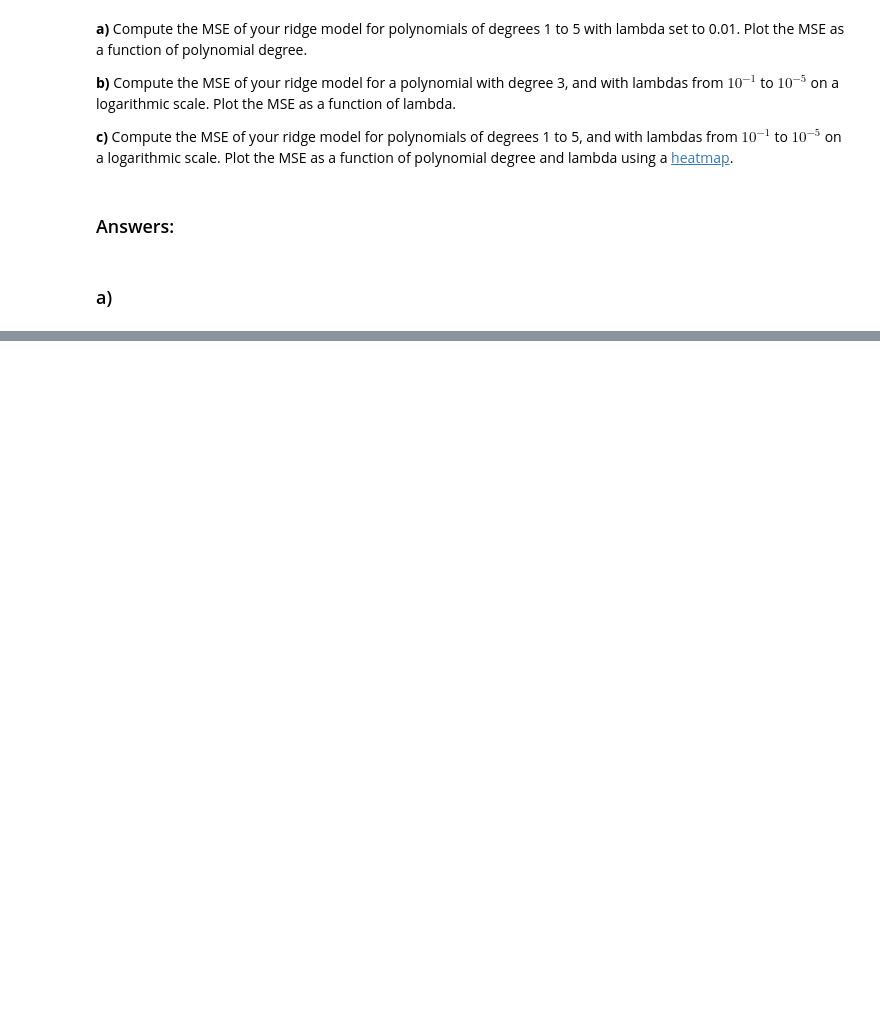
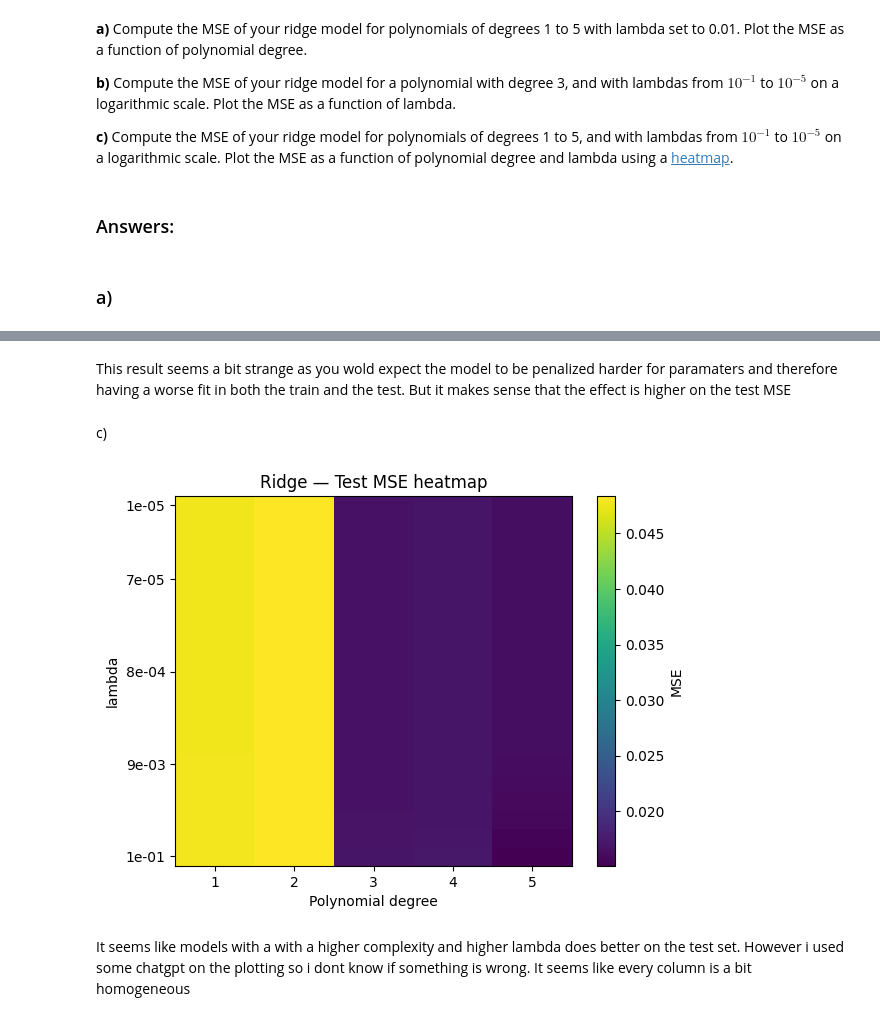
Before and after one commit to Bror1n/FYS-STK3155, a Jupyter notebook: doc/LectureNotes/exercisesweek36.ipynb, the cells around one changed output, grey strips where cells are left out. Saved outputs shown, nothing was run; the diff lists cells and outputs as text; code cells hidden in the pictures; blank space fills up the shorter version.

```diff
--- a/doc/LectureNotes/exercisesweek36.ipynb
+++ b/doc/LectureNotes/exercisesweek36.ipynb
@@ -232,0 +276,44 @@ for pol in range(1,6):
+# %% [markdown]
+This result seems a bit strange as you wold expect the model to be penalized harder for paramaters and therefore having a worse fit in both the train and the test. But it makes sense that the effect is higher on the test MSE
+# %% [markdown]
+c)
+# %%
+degrees = range(1, 6)
+lambdas = np.logspace(-1, -5, 20)
+
+idx = np.arange(len(y))
+idx_tr, idx_te = train_test_split(idx, test_size=0.2, random_state=42)
+
+mse_grid = np.zeros((len(lambdas), len(degrees)))
+
+for j, p in enumerate(degrees):
+    X = polynomial_features(x, p)
+    X_train, X_test = X[idx_tr], X[idx_te]
+    y_train, y_test = y[idx_tr], y[idx_te]
+
+    scaler = StandardScaler()
+    X_train_s = scaler.fit_transform(X_train)
+    X_test_s = scaler.transform(X_test)
+
+    y_offset = np.mean(y_train)
+    y_train_c = y_train - y_offset
+
+    for i, lambda_ in enumerate(lambdas):
+        beta = Ridge_parameters(X_train_s, y_train_c, lambda_)
+        y_pred_test = X_test_s @ beta + y_offset
+        mse_grid[i, j] = np.mean((y_test - y_pred_test)**2)
+
+plt.figure()
+im = plt.imshow(mse_grid, origin='lower', aspect='auto')
+plt.colorbar(im, label='MSE')
+plt.xticks(range(len(degrees)), list(degrees))
+yticks_idx = [0, 5, 10, 15, 19]
+plt.yticks(yticks_idx, [f"{lambdas[k]:.0e}" for k in yticks_idx])
+plt.xlabel('Polynomial degree')
+plt.ylabel('lambda')
+plt.title('Ridge — Test MSE heatmap')
+plt.show()
+# %% [output]
+[figure, added]
+# %% [markdown]
+It seems like models with a with a higher complexity and higher lambda does better on the test set. However i used some chatgpt on the plotting so i dont know if something is wrong. It seems like every column is a bit homogeneous
```
Also changed, not shown: parts of 5 cells of this notebook.
